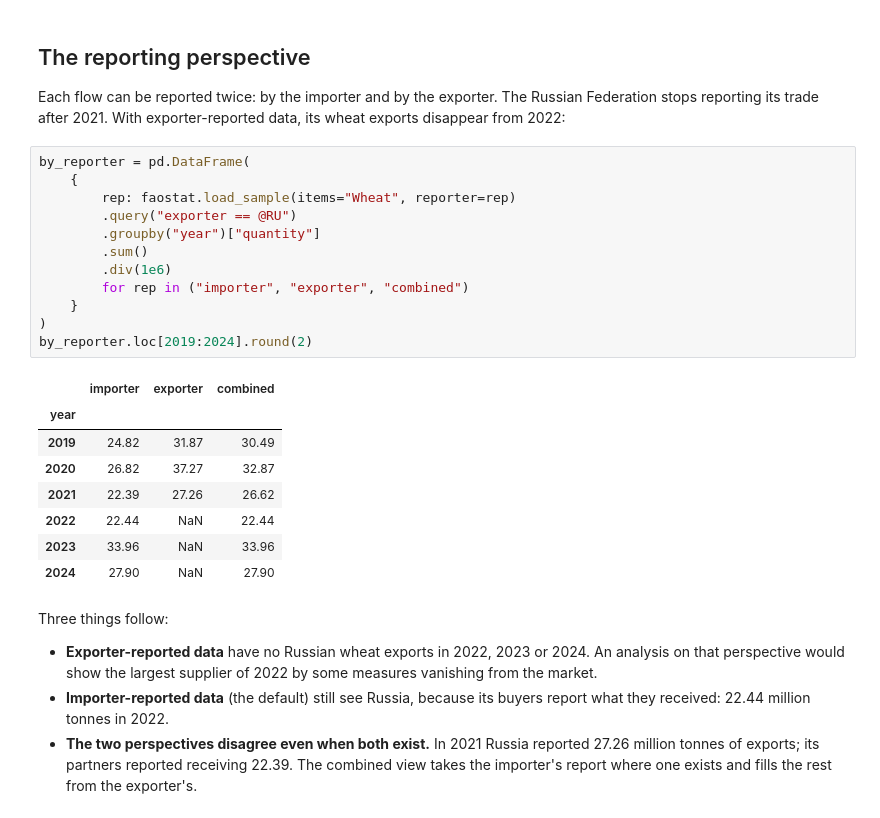
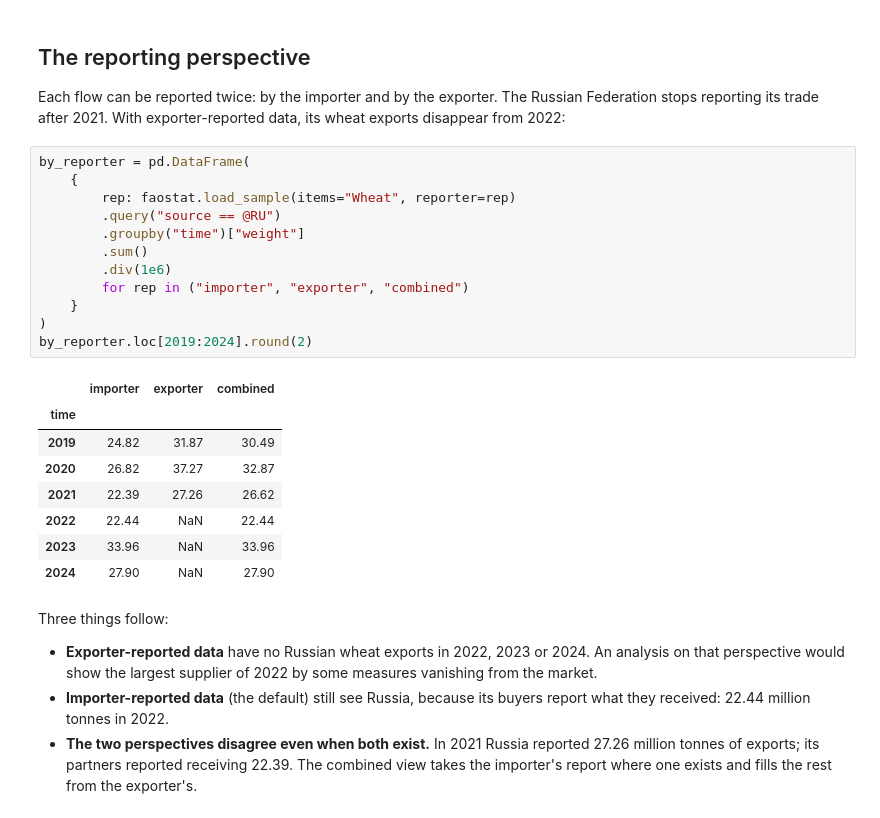
Before and after one commit to tysonjohnsondev/netviz_tools, a Jupyter notebook: docs/gallery/wheat-2022-shock.ipynb, the cells around one changed output. Saved outputs shown, nothing was run; the diff lists cells and outputs as text.

```diff
--- a/docs/gallery/wheat-2022-shock.ipynb
+++ b/docs/gallery/wheat-2022-shock.ipynb
@@ -94,18 +101,18 @@ Each flow can be reported twice: by the importer and by the exporter. The Russia
 # %%
 by_reporter = pd.DataFrame(
     {
         rep: faostat.load_sample(items="Wheat", reporter=rep)
-        .query("exporter == @RU")
-        .groupby("year")["quantity"]
+        .query("source == @RU")
+        .groupby("time")["weight"]
         .sum()
         .div(1e6)
         for rep in ("importer", "exporter", "combined")
     }
 )
 by_reporter.loc[2019:2024].round(2)
 # %% [output]
 |  | importer | exporter | combined |
-| year |  |  |  |
+| time |  |  |  |
 | 2019 | 24.82 | 31.87 | 30.49 |
 | 2020 | 26.82 | 37.27 | 32.87 |
 | 2021 | 22.39 | 27.26 | 26.62 |
```
Also changed, not shown: parts of 20 cells of this notebook, 6 other files.
